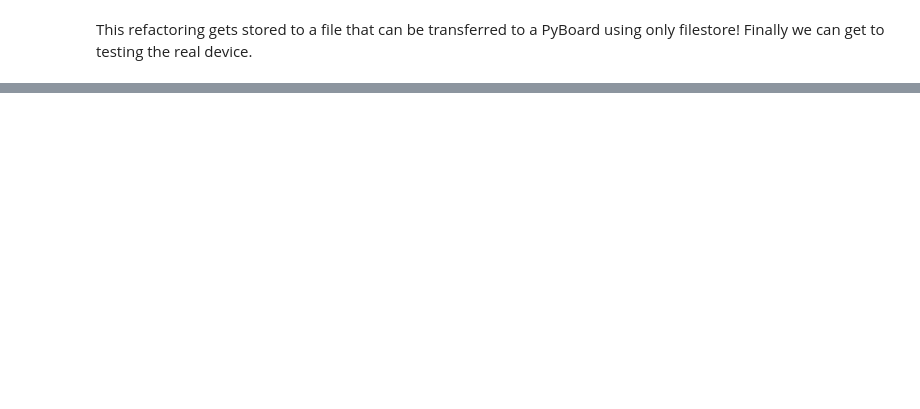
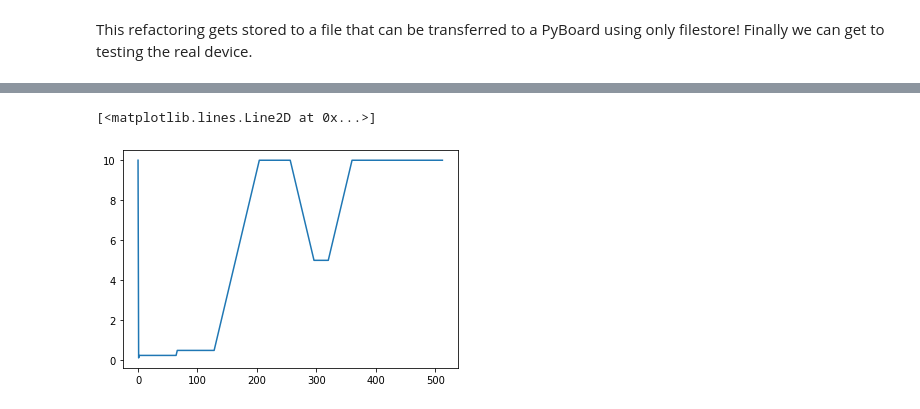
Before and after one commit to holdenweb/microlight, a Jupyter notebook: Prototype.ipynb, the cells around one changed output, grey strips where cells are left out. Cells and saved outputs as stored; diff of their text form; code cells hidden in the pictures; blank space fills up the shorter version.

```diff
--- a/Prototype.ipynb
+++ b/Prototype.ipynb
@@ -280,0 +417,6 @@ ModuleNotFoundError: No module named 'pyb'
+# %%
+import numpy
+plt.plot(numpy.sqrt(out_vals))
+# %% [output]
+[<matplotlib.lines.Line2D at 0x...>]
+[figure, added]
```
Also changed, not shown: parts of 13 cells of this notebook, 7 other files.
